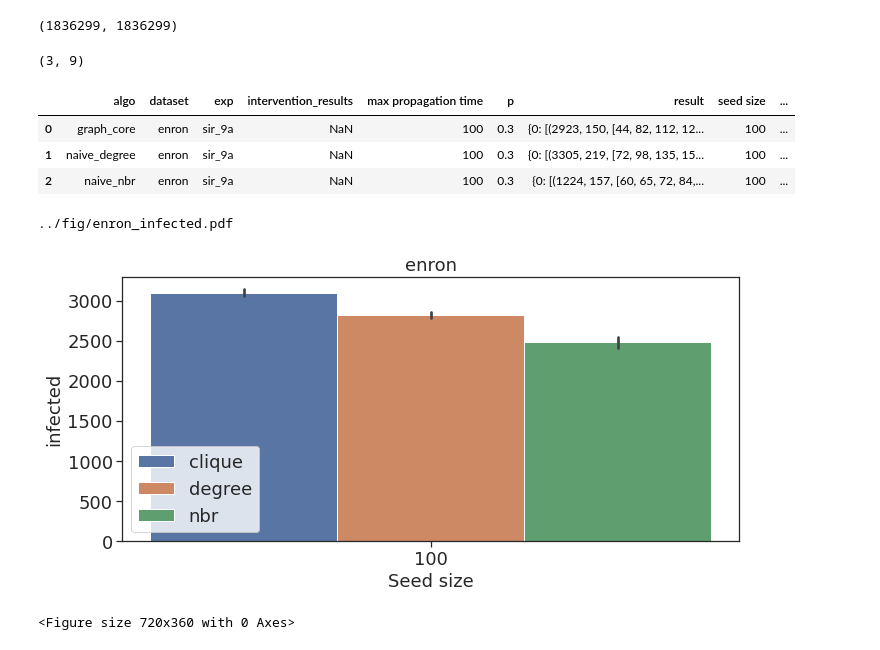
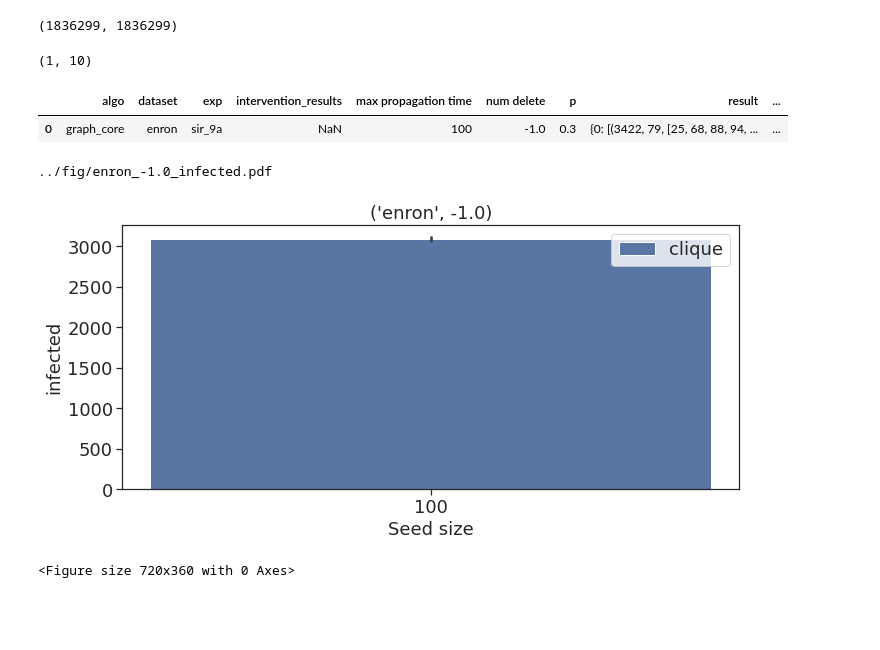
Before and after one commit to toggled/vldbsubmission, a Jupyter notebook: python_src/propagationPlots_bishwa.ipynb, the cells around one changed output. Cells and saved outputs as stored; diff of their text form; code cells hidden in the pictures; blank space fills up the shorter version.

```diff
--- a/python_src/propagationPlots_bishwa.ipynb
+++ b/python_src/propagationPlots_bishwa.ipynb
@@ -744,7 +744,7 @@ output_folder = '../output/'
 fontsize = 24
 labelsize = 20
 # %%
-dataset = "dblp"
+dataset = "enron"
 src = '../output/'
 cols = ['algo', 'dataset', 'exp', 'intervention_results', 'max propagation time', 'num delete', 'p', 'result', 'timestep_results']
 # cols = ['dataset', 'p', 'algo', 'exp', 'result', 'timestep_results', 'intervention_results', 'num delete']
@@ -1483,17 +1622,15 @@ fontsize = 18
 labelsize = 14
 
 df = pd.read_csv(output_folder + "propagation_result_9a.csv", header=None)
-df.columns = ['algo', 'dataset', 'exp', 'intervention_results', 'max propagation time', 'p', 'result', 'seed size', 'timestep_results']
+df.columns = ['algo', 'dataset', 'exp', 'intervention_results', 'max propagation time', 'num delete', 'p', 'result', 'seed size', 'timestep_results']
 df['seed size'] = df['seed size'].astype(int)
 df['max propagation time'] = df['max propagation time'].astype(int)
 print(df.shape)
 df.head(15)
 # %% [output]
-(3, 9)
+(1, 10)
-|  | algo | dataset | exp | intervention_results | max propagation time | p | result | seed size | ... |
-| 0 | graph_core | enron | sir_9a | NaN | 100 | 0.3 | {0: [(2923, 150, [44, 82, 112, 12... | 100 | ... |
-| 1 | naive_degree | enron | sir_9a | NaN | 100 | 0.3 | {0: [(3305, 219, [72, 98, 135, 15... | 100 | ... |
-| 2 | naive_nbr | enron | sir_9a | NaN | 100 | 0.3 | {0: [(1224, 157, [60, 65, 72, 84,... | 100 | ... |
+|  | algo | dataset | exp | intervention_results | max propagation time | num delete | p | result | ... |
+| 0 | graph_core | enron | sir_9a | NaN | 100 | -1.0 | 0.3 | {0: [(3422, 79, [25, 68, 88, 94, ... | ... |
 # %%
 import seaborn as sns
 sns.set(rc={'figure.figsize': (10, 5)})
@@ -1508,7 +1645,7 @@ goodname_algo = {
     'graph_core' : 'clique'
 }
 df2 = df.copy()
-group_list = ['dataset']
+group_list = ['dataset', 'num delete']
 for key, item in df2.groupby(group_list, as_index=False):
     item['algo'] = item['algo'].replace(goodname_algo)
     result_df = pd.DataFrame()
@@ -1519,37 +1656,37 @@ for key, item in df2.groupby(group_list, as_index=False):
         result = [(k, item2['seed size'].item(), v[0], v[1], key2[0], key2[1], key2[2])
                   for k in result for v in result[k]]
         result_df = result_df.append(pd.DataFrame(result, columns=[
                                      'iteration', 'seed size', 'infected', 'neighbors', 'algo', 'max propagation time', 'exp']), ignore_index=False)
 
 
     # print(result_df)
     result_df = result_df.groupby(['iteration', 'seed size', 'algo', 'max propagation time' ,'exp']).mean().reset_index()
     # print(result_df)
 
     for y_var in ['infected', 'neighbors'][:1]:
 
         sns.barplot(x='seed size', y=y_var, hue='algo', data=result_df)
 
         plt.xlabel('Seed size', fontsize=fontsize)
         plt.ylabel(y_var, fontsize=fontsize)
         plt.xticks(fontsize=fontsize)
         plt.yticks(fontsize=fontsize)
         plt.legend(loc='best', fontsize=fontsize)
         plt.title(key, fontsize=fontsize)
         plt.tight_layout()
-        filename = key
+        filename = ("_").join(list(map(str, key)))
         if(save):
             plt.savefig("../fig/" + filename + "_" + y_var + ".pdf")
             plt.show()
         else:
             print("../fig/" + filename + "_infected.pdf")
             plt.show()
         plt.clf()
 
-    break
+    # break
 # %% [output]
-../fig/enron_infected.pdf
+../fig/enron_-1.0_infected.pdf
-[figure, old version]
+[figure, new version]
 <Figure size 720x360 with 0 Axes>
 # %%
 import seaborn as sns
```
Also changed, not shown: parts of 8 cells of this notebook, 1 other file.
